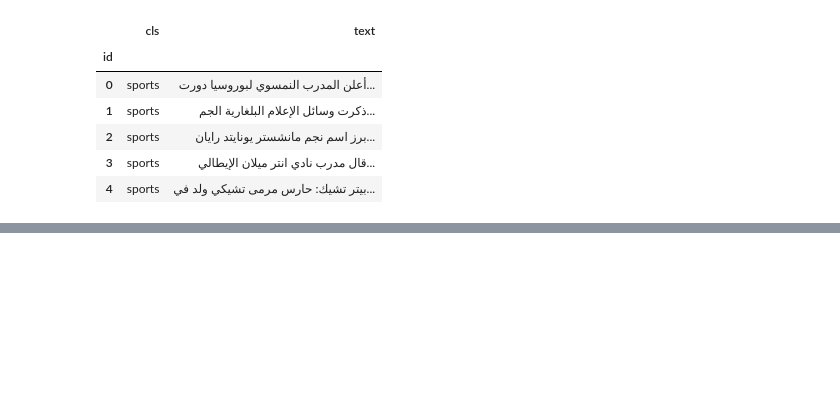
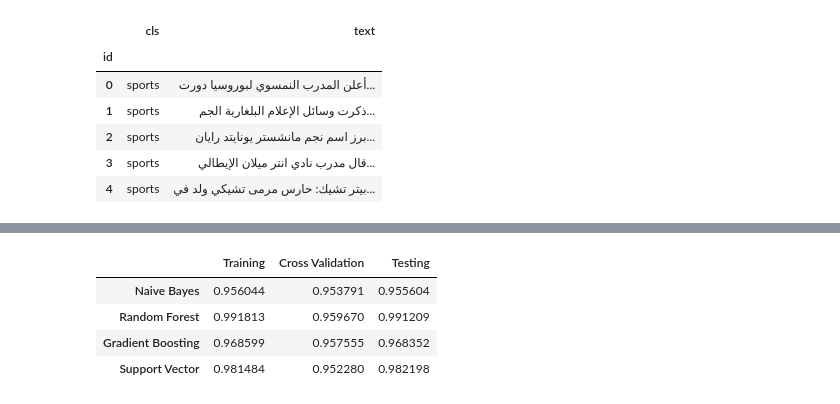
Before and after one commit to iansharff/arabic_news, a Jupyter notebook: 02_tuning.ipynb, the cells around one changed output, grey strips where cells are left out. Cells and saved outputs as stored; diff of their text form; code cells hidden in the pictures; blank space fills up the shorter version.

```diff
--- a/02_tuning.ipynb
+++ b/02_tuning.ipynb
@@ -33,0 +58,23 @@ count_vectorizer = CountVectorizer(
+# %%
+models = [nb, rfc, gbc, svc]
+names = ['Naive Bayes', 'Random Forest', 'Gradient Boosting', 'Support Vector']
+
+train_scores = []
+cv_scores = []
+test_scores = []
+
+for i, model in enumerate(models):
+    print(f'{names[i]} Classifier')
+    print('-'*30)
+    train_score = model.score(X_train, y_train)
+    train_scores.append(train_score)
+    print(f'\tTrain Score: {train_score:.3f}')
+
+    test_score = model.score(X_test, y_test)
+    test_scores.append(test_score)
+    print(f'\tTest Score: {test_score:.3f}')
+
+    cv_score = cross_val_score(model, X_train, y_train, n_jobs=4, verbose=1).mean()
+    cv_scores.append(cv_score)
+    print(f'\tCross Val Score: {cv_score:.3f}')
+    print('-'*30)
@@ -33,0 +114,15 @@ count_vectorizer = CountVectorizer(
+# %%
+scores_df = pd.DataFrame(data={
+    'Training': train_scores,
+    'Cross Validation': cv_scores,
+    'Testing': test_scores,
+}, index=names)
+misc.save(scores_df, 'outputs/evaluations/baseline_scores_df.pkl')
+# %%
+scores_df
+# %% [output]
+|  | Training | Cross Validation | Testing |
+| Naive Bayes | 0.956044 | 0.953791 | 0.955604 |
+| Random Forest | 0.991813 | 0.959670 | 0.991209 |
+| Gradient Boosting | 0.968599 | 0.957555 | 0.968352 |
+| Support Vector | 0.981484 | 0.952280 | 0.982198 |
```
Also changed, not shown: parts of 11 cells of this notebook.
